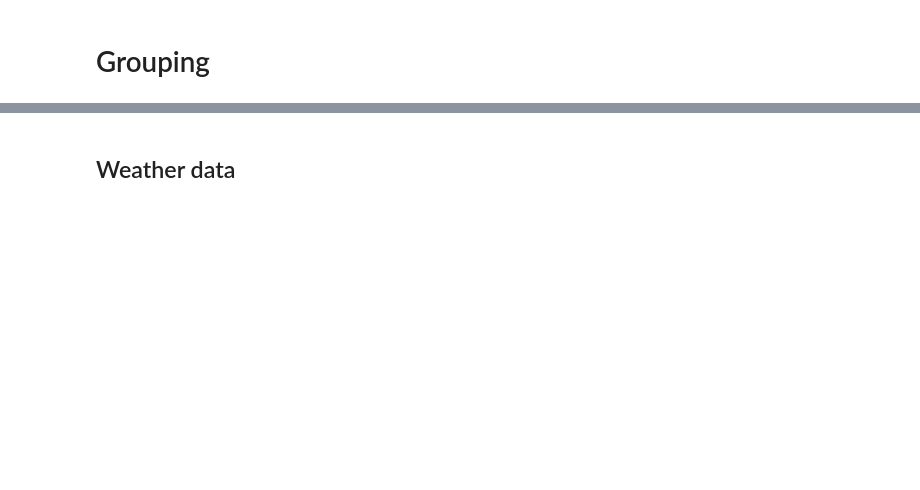
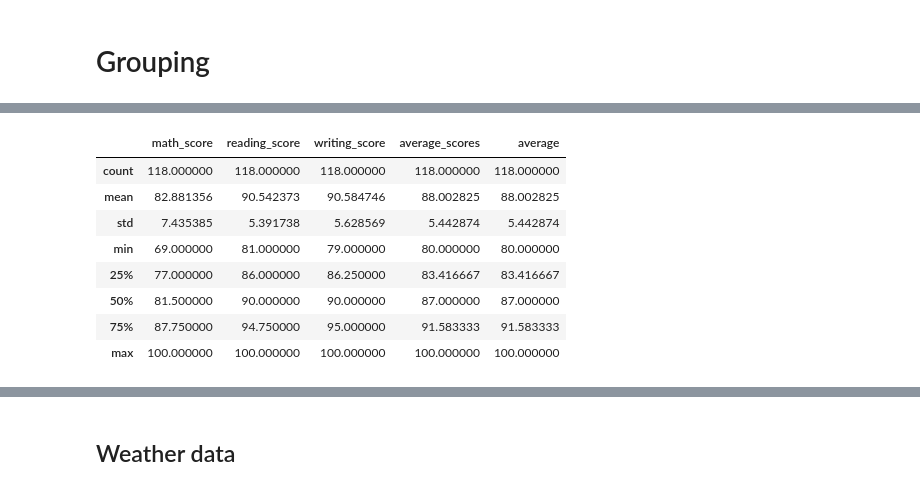
Before and after one commit to rukangu/info2000fa24Classwork, a Jupyter notebook: pandas/pandas_student_weather_analysis_grouping.ipynb, the cells around one changed output, grey strips where cells are left out. Cells and saved outputs as stored; diff of their text form; code cells hidden in the pictures; blank space fills up the shorter version.

```diff
--- a/pandas/pandas_student_weather_analysis_grouping.ipynb
+++ b/pandas/pandas_student_weather_analysis_grouping.ipynb
@@ -341,3 +465,16 @@ female_performance
+# %%
+female_AB_df = student_performance_df.query('gender=="female" and (grades=="A" or grades == "B")')
+female_AB_df.describe()
+# %% [output]
+|  | math_score | reading_score | writing_score | average_scores | average |
+| count | 118.000000 | 118.000000 | 118.000000 | 118.000000 | 118.000000 |
+| mean | 82.881356 | 90.542373 | 90.584746 | 88.002825 | 88.002825 |
+| std | 7.435385 | 5.391738 | 5.628569 | 5.442874 | 5.442874 |
+| min | 69.000000 | 81.000000 | 79.000000 | 80.000000 | 80.000000 |
+| 25% | 77.000000 | 86.000000 | 86.250000 | 83.416667 | 83.416667 |
+| 50% | 81.500000 | 90.000000 | 90.000000 | 87.000000 | 87.000000 |
+| 75% | 87.750000 | 94.750000 | 95.000000 | 91.583333 | 91.583333 |
+| max | 100.000000 | 100.000000 | 100.000000 | 100.000000 | 100.000000 |
 # %%
 male_performance = student_performance_df.groupby(['gender','grades']).mean(numeric_only = True).loc['male']
 male_performance
```
Also changed, not shown: parts of 25 cells of this notebook, 3 other files.
